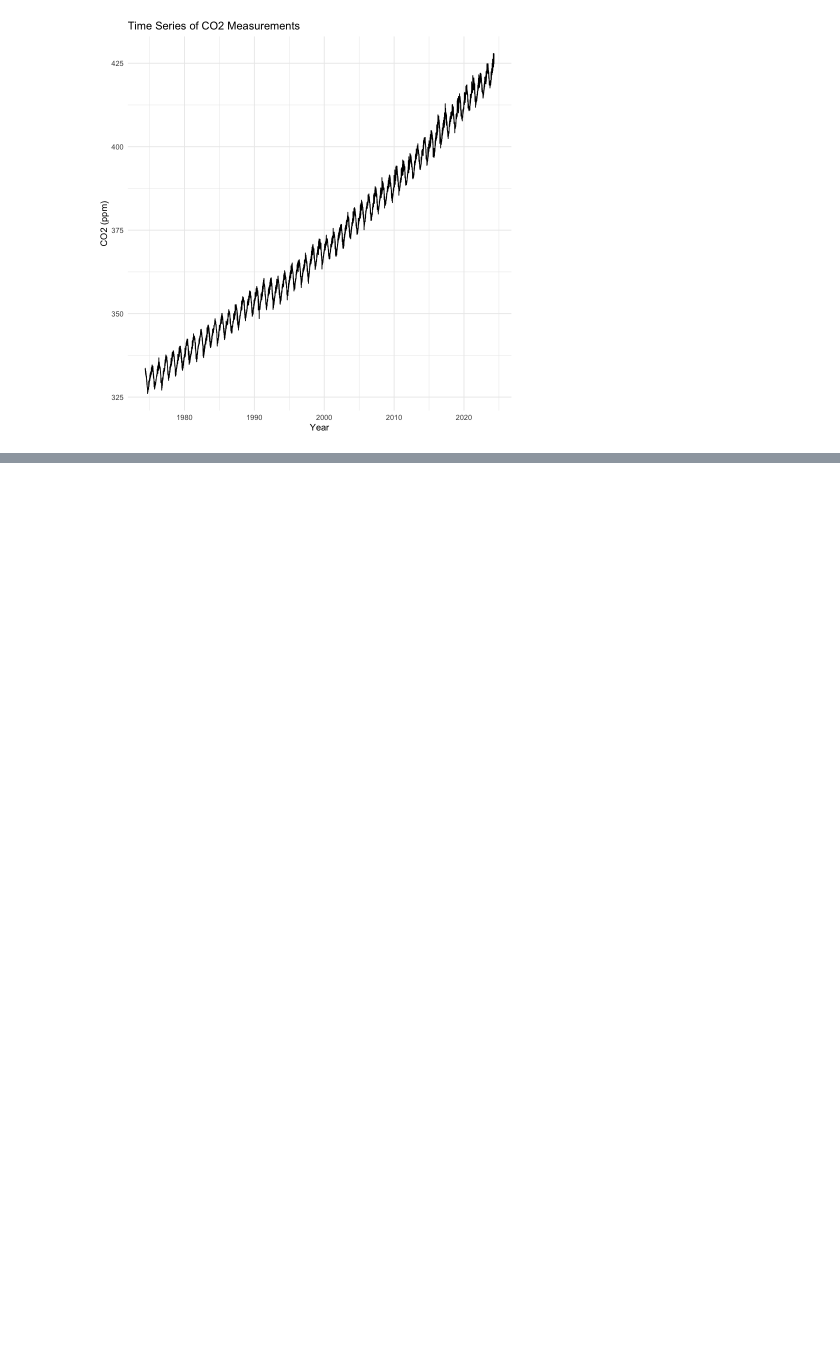
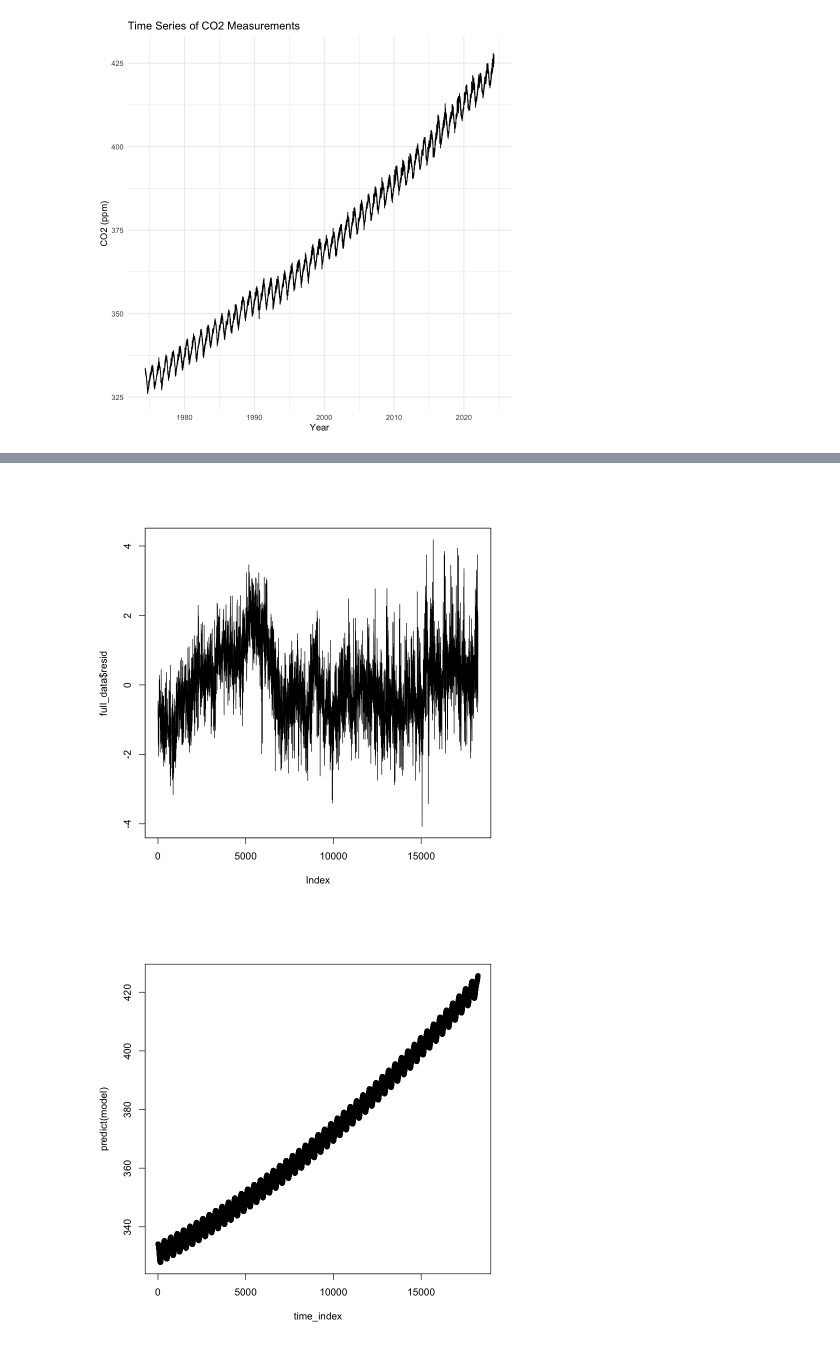
Before and after one commit to DavidAlm123/Time-Series-Analysis-Projects, a Jupyter notebook: Part A/main.ipynb, the cells around one changed output, grey strips where cells are left out. Drawn from its saved outputs; the diff is of its cells as text; code cells hidden in the pictures; blank space fills up the shorter version.

```diff
--- a/Part A/main.ipynb
+++ b/Part A/main.ipynb
@@ -85,0 +181,7 @@ ggplot(data, aes(x = Date, y = CO2_PPM)) +
+# %%
+plot(full_data$resid)
+plot(time_index, predict(model))
+plot(full_data$CO2_interp)
+# %% [output]
+[figure, added]
+[figure, added]
```
Also changed, not shown: parts of 19 cells of this notebook.
